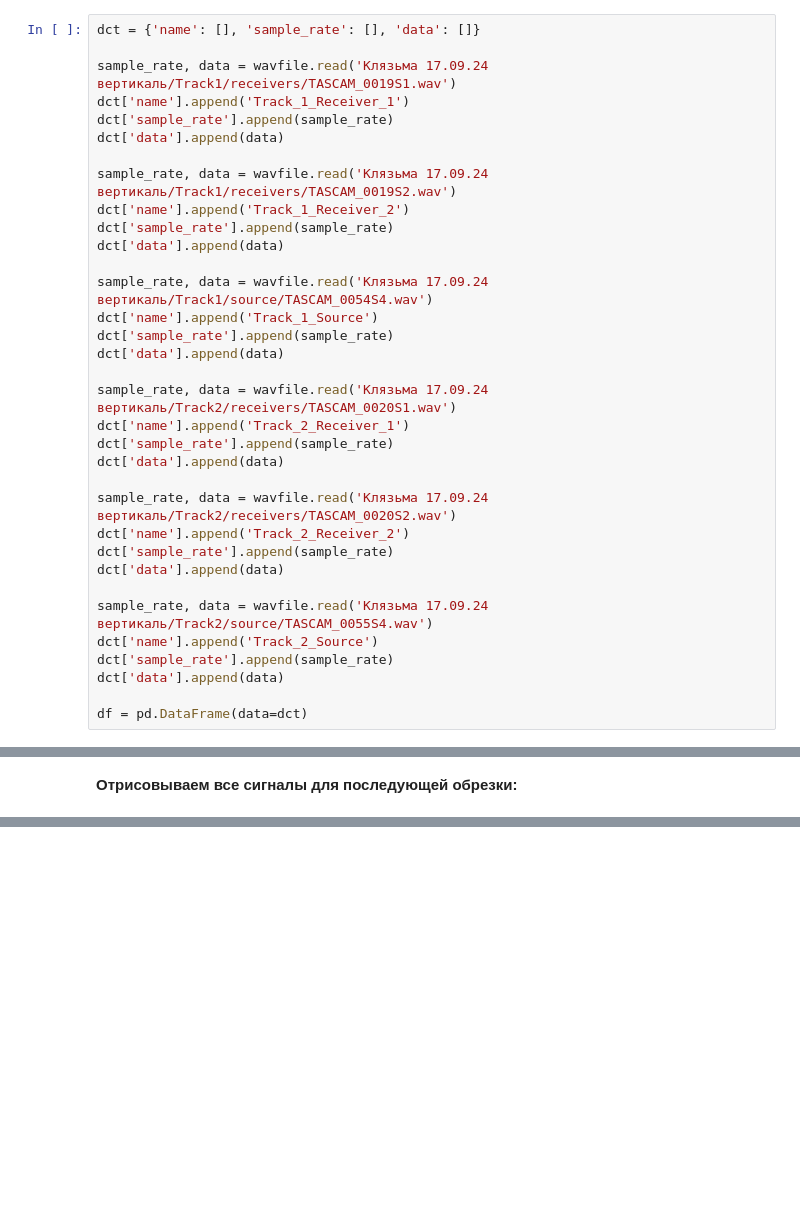
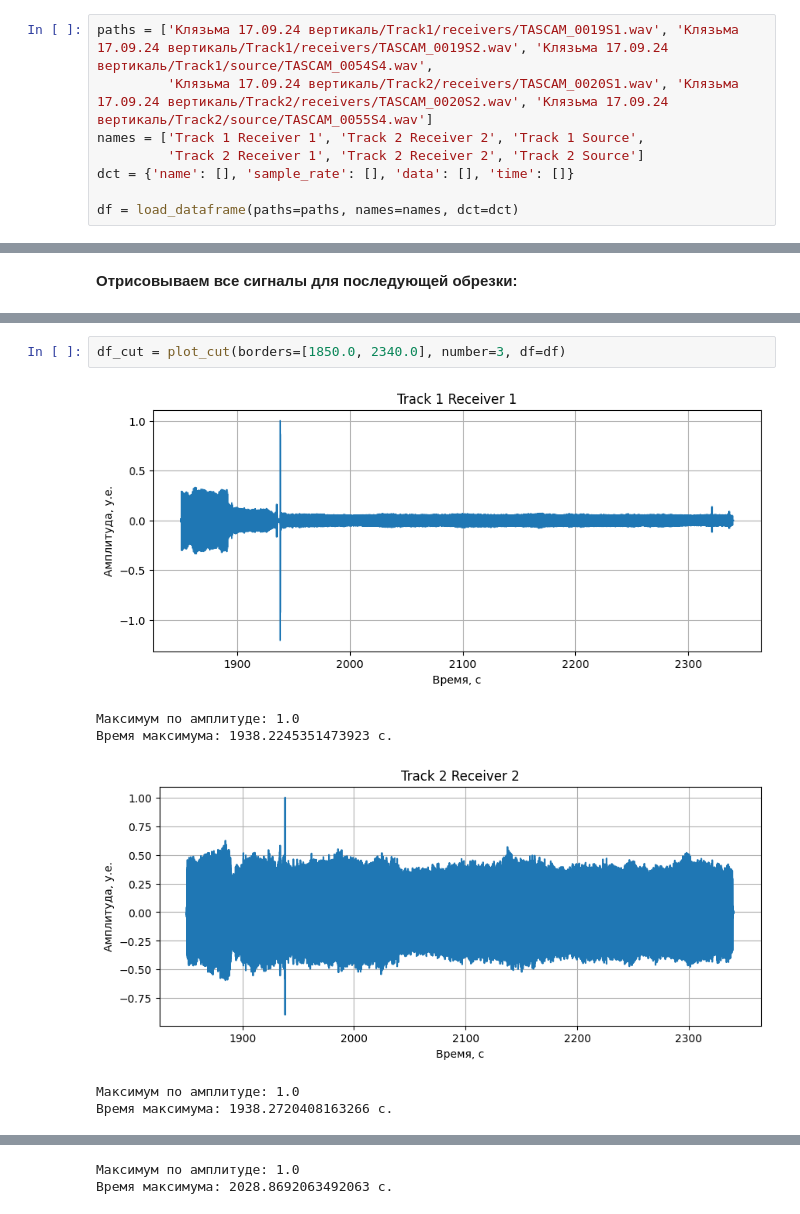
Before and after one commit to endeavoure/KLYAZMA_autumn, a Jupyter notebook: initial_plots.ipynb, the cells around one changed output, grey strips where cells are left out. Cells and saved outputs as stored; diff of their text form; blank space fills up the shorter version.

```diff
--- a/initial_plots.ipynb
+++ b/initial_plots.ipynb
@@ -7,36 +11,10 @@ from scipy.io import wavfile
 # %% [markdown]
 **Читаем все файлы в массивы:**
 # %%
-dct = {'name': [], 'sample_rate': [], 'data': []}
+paths = ['Клязьма 17.09.24 вертикаль/Track1/receivers/TASCAM_0019S1.wav', 'Клязьма 17.09.24 вертикаль/Track1/receivers/TASCAM_0019S2.wav', 'Клязьма 17.09.24 вертикаль/Track1/source/TASCAM_0054S4.wav',
+         'Клязьма 17.09.24 вертикаль/Track2/receivers/TASCAM_0020S1.wav', 'Клязьма 17.09.24 вертикаль/Track2/receivers/TASCAM_0020S2.wav', 'Клязьма 17.09.24 вертикаль/Track2/source/TASCAM_0055S4.wav']
+names = ['Track 1 Receiver 1', 'Track 2 Receiver 2', 'Track 1 Source',
+         'Track 2 Receiver 1', 'Track 2 Receiver 2', 'Track 2 Source']
+dct = {'name': [], 'sample_rate': [], 'data': [], 'time': []}
 
-sample_rate, data = wavfile.read('Клязьма 17.09.24 вертикаль/Track1/receivers/TASCAM_0019S1.wav')
-dct['name'].append('Track_1_Receiver_1')
-dct['sample_rate'].append(sample_rate)
-dct['data'].append(data)
-
-sample_rate, data = wavfile.read('Клязьма 17.09.24 вертикаль/Track1/receivers/TASCAM_0019S2.wav')
-dct['name'].append('Track_1_Receiver_2')
-dct['sample_rate'].append(sample_rate)
-dct['data'].append(data)
-
-sample_rate, data = wavfile.read('Клязьма 17.09.24 вертикаль/Track1/source/TASCAM_0054S4.wav')
-dct['name'].append('Track_1_Source')
-dct['sample_rate'].append(sample_rate)
-dct['data'].append(data)
-
-sample_rate, data = wavfile.read('Клязьма 17.09.24 вертикаль/Track2/receivers/TASCAM_0020S1.wav')
-dct['name'].append('Track_2_Receiver_1')
-dct['sample_rate'].append(sample_rate)
-dct['data'].append(data)
-
-sample_rate, data = wavfile.read('Клязьма 17.09.24 вертикаль/Track2/receivers/TASCAM_0020S2.wav')
-dct['name'].append('Track_2_Receiver_2')
-dct['sample_rate'].append(sample_rate)
-dct['data'].append(data)
-
-sample_rate, data = wavfile.read('Клязьма 17.09.24 вертикаль/Track2/source/TASCAM_0055S4.wav')
-dct['name'].append('Track_2_Source')
-dct['sample_rate'].append(sample_rate)
-dct['data'].append(data)
-
-df = pd.DataFrame(data=dct)
+df = load_dataframe(paths=paths, names=names, dct=dct)
@@ -71,0 +23,9 @@ for i in range(len(df['sample_rate'])):
+# %%
+df_cut = plot_cut(borders=[1850.0, 2340.0], number=3, df=df)
+# %% [output]
+[figure, added]
+Максимум по амплитуде: 1.0
+Время максимума: 1938.2245351473923 с.
+[figure, added]
+Максимум по амплитуде: 1.0
+Время максимума: 1938.2720408163266 с.
@@ -71,0 +33,2 @@ for i in range(len(df['sample_rate'])):
+Максимум по амплитуде: 1.0
+Время максимума: 2028.8692063492063 с.
```
Also changed, not shown: parts of 12 cells of this notebook, 2 other files.
